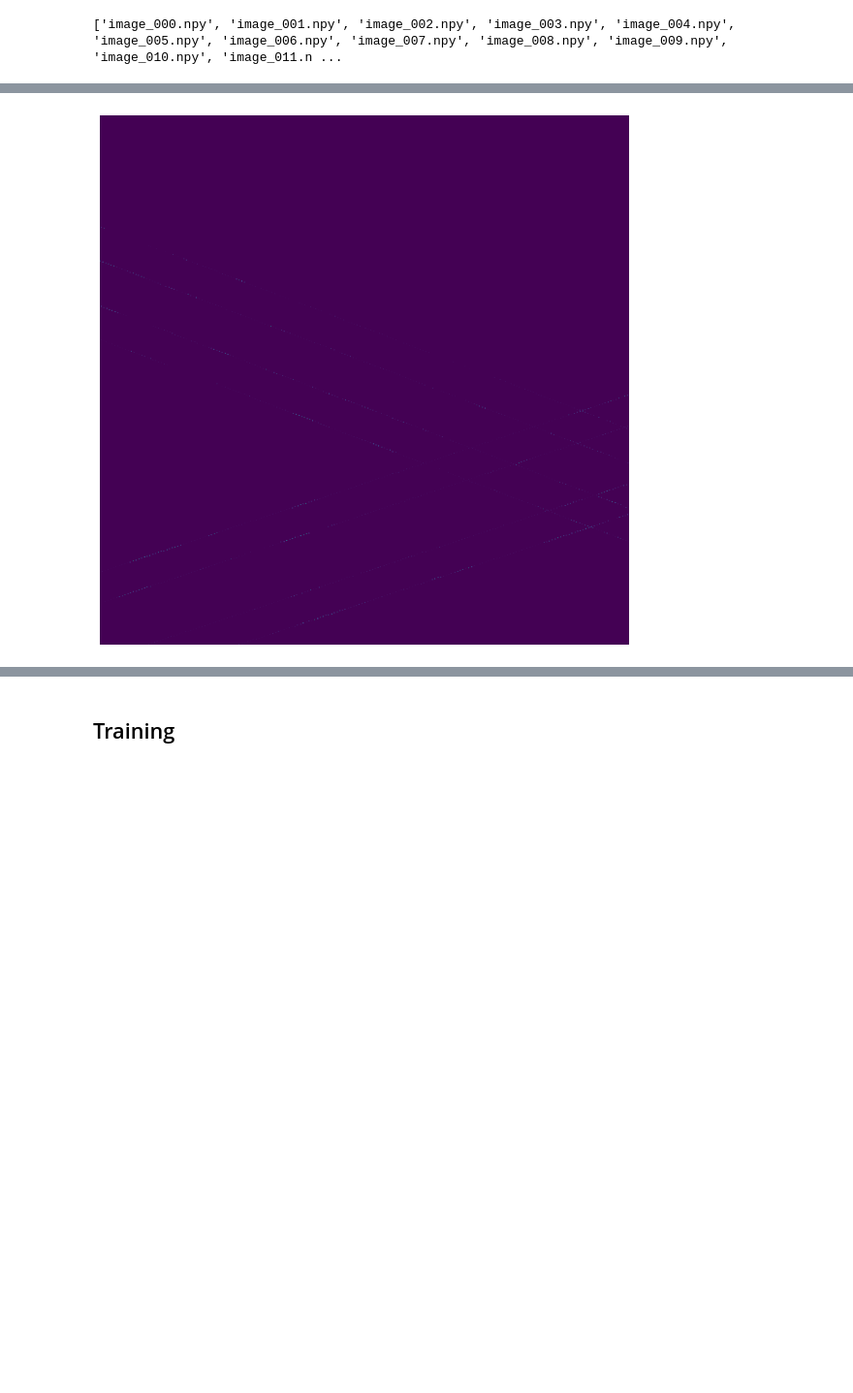
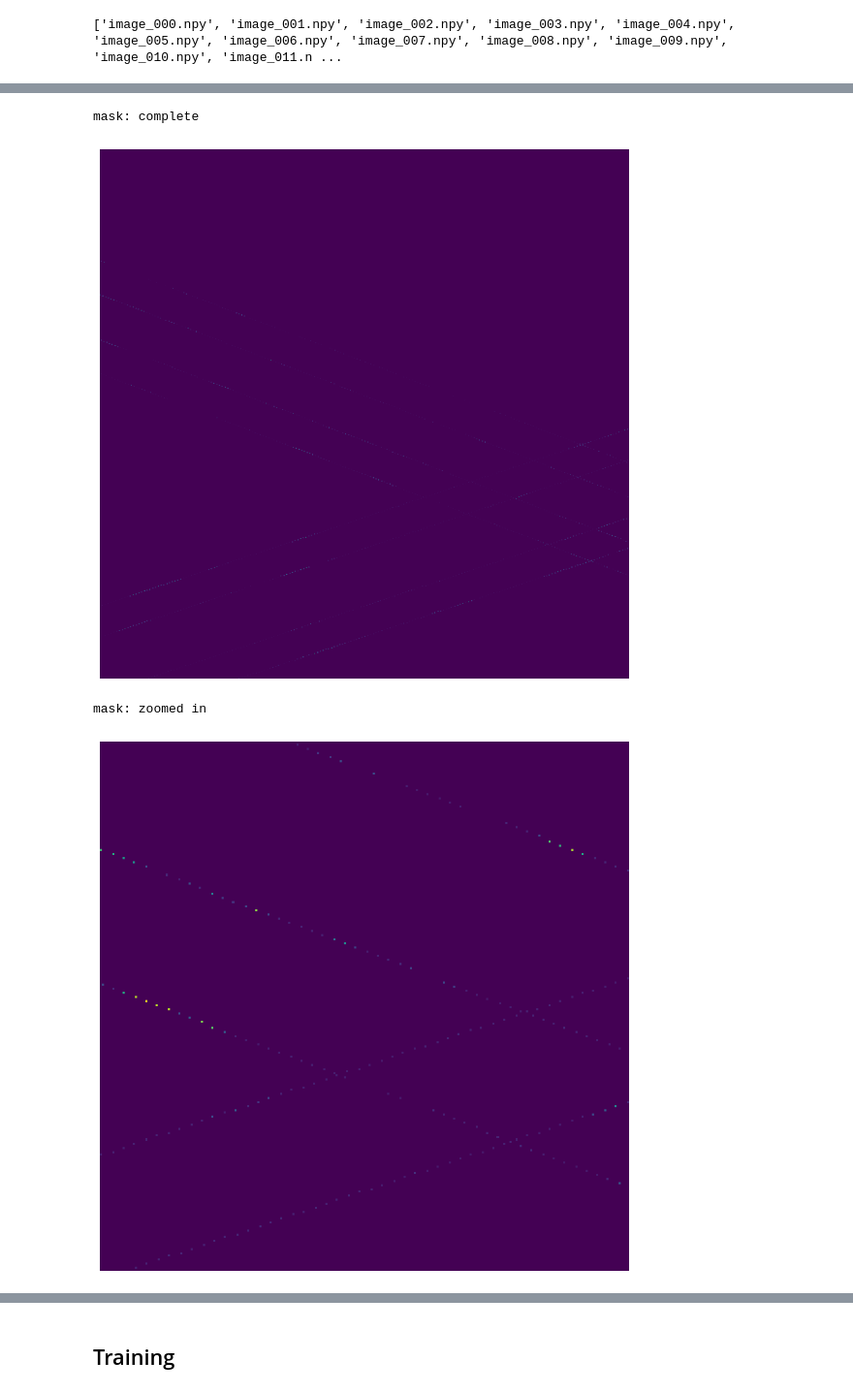
Before and after one commit to lgiesen/forest_height, a Jupyter notebook: forest_height.ipynb, the cells around one changed output, grey strips where cells are left out. Shown at 97% size. Drawn from its saved outputs; the diff is of its cells as text; code cells hidden in the pictures; blank space fills up the shorter version.

```diff
--- a/forest_height.ipynb
+++ b/forest_height.ipynb
@@ -35,4 +29,0 @@ True
-# %%
-import numpy as np
-satellite = np.load(root_path + 'images/image_004.npy')
-satellite.shape
@@ -41,3 +29,0 @@ satellite.shape
-# %%
-mask = np.load(root_path + 'masks/mask_004.npy')
-mask.shape
@@ -45,0 +30,12 @@ mask.shape
+# %%
+import numpy as np
+# load exemplary data
+sat_path = 'images/image_004.npy'
+if path_exists(sat_path):
+  satellite = np.load(root_path + sat_path)
+  print('satellite:',satellite.shape)
+mask_path = 'masks/mask_004.npy'
+if path_exists(mask_path):
+  mask = np.load(root_path + mask_path)
+  mask.shape
+  print('mask:',satellite.shape)
@@ -73,20 +92,25 @@ plot_sat_img(satellite)
 # %%
 import matplotlib.pyplot as plt
 def plot_mask_img(mask):
-    assert mask.shape == (1, 1024, 1024)
 
-    height_scaled_for_colors = (mask - np.min(mask)) / (np.amax(mask) - np.amin(mask))
+    scaled_img = (mask - np.min(mask)) / (np.amax(mask) - np.amin(mask))
+    scaled_img = np.squeeze(scaled_img)
     # (mask - np.min(mask)) / (np.amax(mask) - np.amin(mask))
     # TODO: scale with total max and min of all masks for comparability
 
     # Plot the image
     plt.figure(figsize=(10, 10))
-    plt.imshow(np.squeeze(height_scaled_for_colors))
-        #np.stack(mask, axis=-1).shape
+    plt.imshow(scaled_img)
     plt.axis('off')
     plt.show()
-# %%
-plot_mask_img(mask)
-# %% [output]
-[figure, removed]
+# %%
+print("mask: complete")
+plot_mask_img(mask)
+print("mask: zoomed in")
+plot_mask_img(mask[:,512:768,512:768])
+# %% [output]
+mask: complete
+[figure, added]
+mask: zoomed in
+[figure, added]
 # %% [markdown]
```
Also changed, not shown: parts of 16 cells of this notebook.
